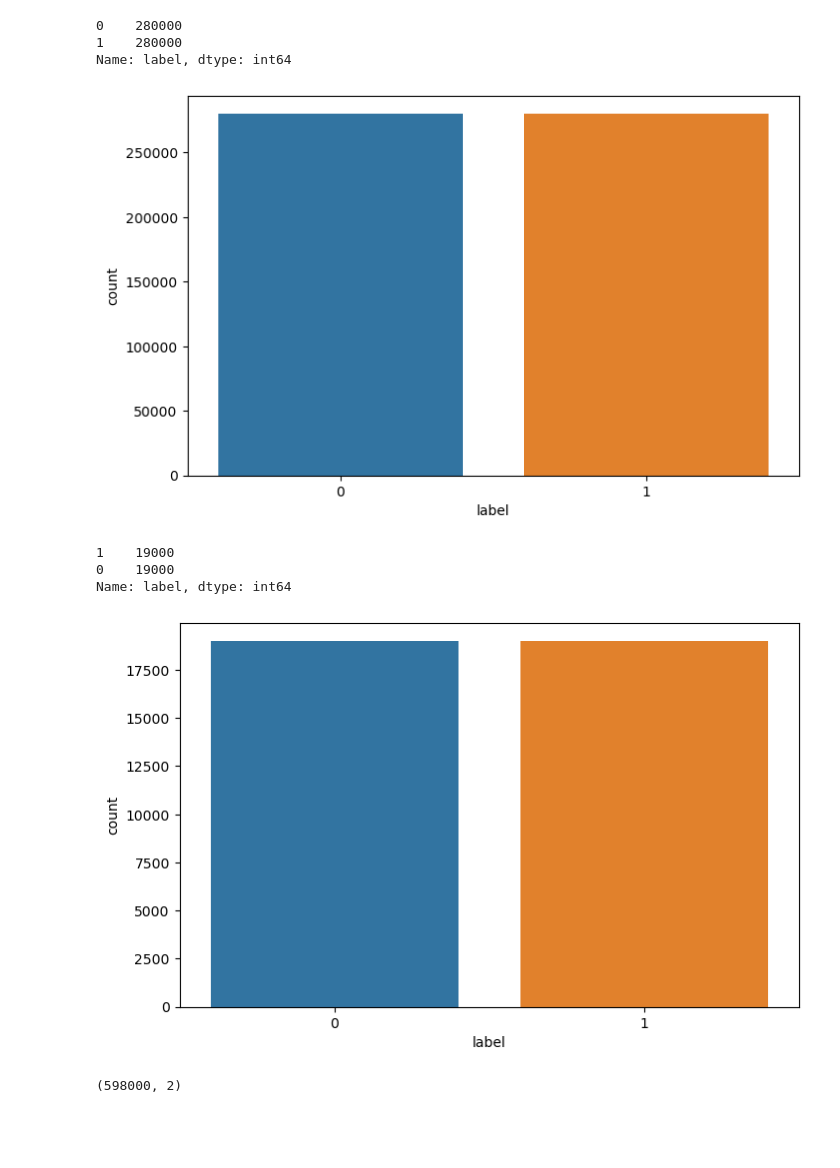
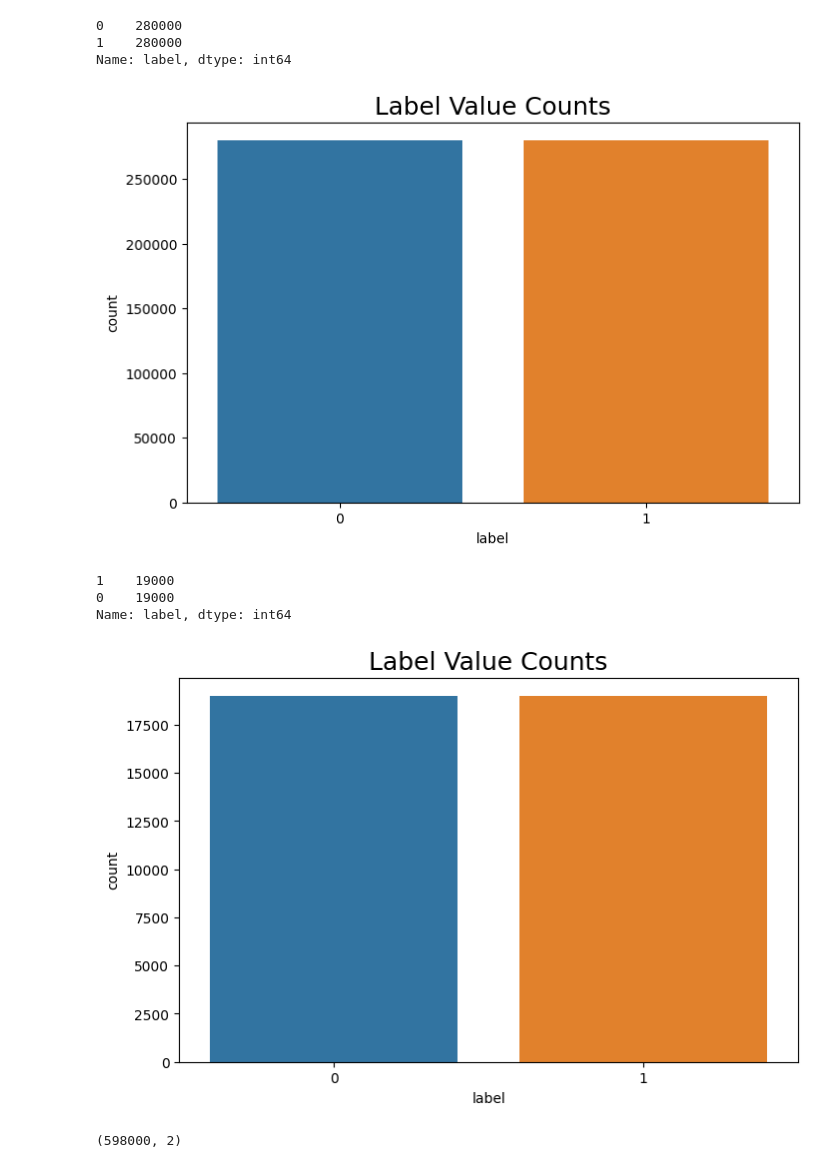
Before and after one commit to mohan-gupta/Yelp-Review-Analysis, a Jupyter notebook: notebooks/1. Data PreProcessing.ipynb, the cells around one changed output. Cells and saved outputs as stored; diff of their text form; code cells hidden in the pictures; blank space fills up the shorter version.

```diff
--- a/notebooks/1. Data PreProcessing.ipynb
+++ b/notebooks/1. Data PreProcessing.ipynb
@@ -68,9 +70,10 @@ Name: label, dtype: int64
 # %%
 plt.figure(figsize=(8, 5))
 sns.countplot(x=train_df['label'])
+plt.title("Label Value Counts", fontdict={'fontsize':18})
 plt.show()
 # %% [output]
-[figure, old version]
+[figure, new version]
 # %%
 test_df.label.value_counts()
 # %% [output]
@@ -80,9 +83,10 @@ Name: label, dtype: int64
 # %%
 plt.figure(figsize=(8, 5))
 sns.countplot(x=test_df['label'])
+plt.title("Label Value Counts", fontdict={'fontsize':18})
 plt.show()
 # %% [output]
-[figure, old version]
+[figure, new version]
 # %%
 df = pd.concat([train_df, test_df], axis=0)
 df.shape
```
Also changed, not shown: parts of 4 cells of this notebook, 2 other files.
